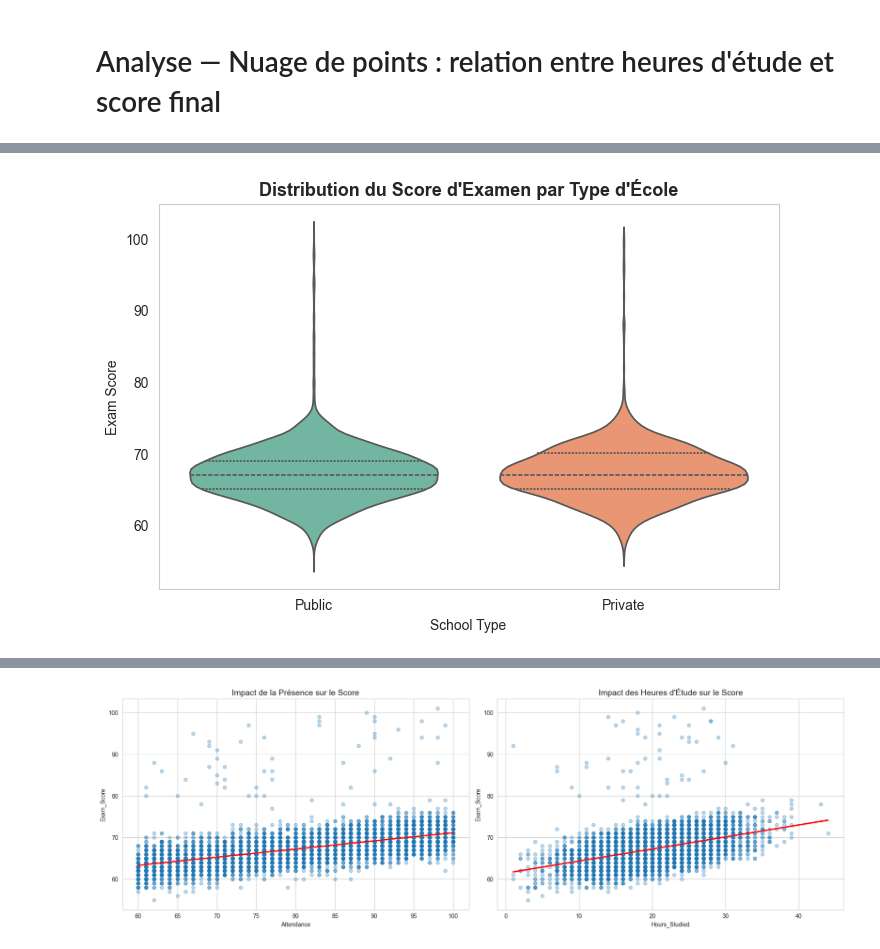
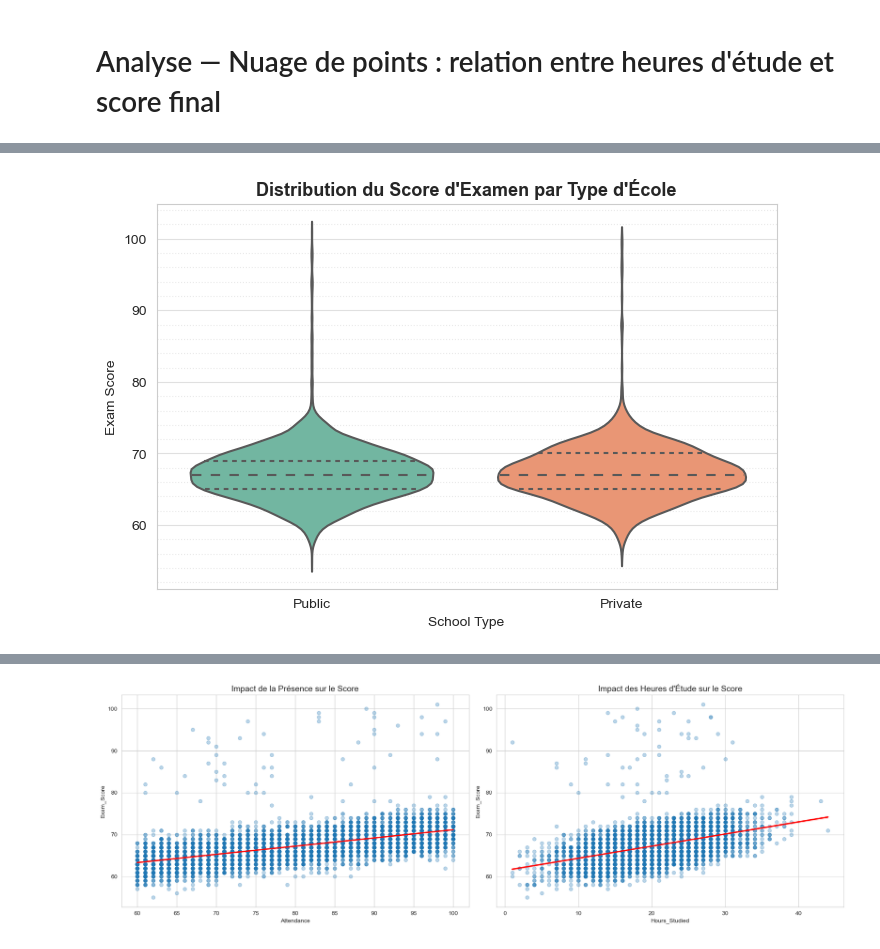
Before and after one commit to AugustinO28/Projet_Data_GR3, a Jupyter notebook: Scripts/EDA.ipynb, the cells around one changed output, grey strips where cells are left out. Drawn from its saved outputs; the diff is of its cells as text; code cells hidden in the pictures.

```diff
--- a/Scripts/EDA.ipynb
+++ b/Scripts/EDA.ipynb
@@ -167,11 +202,19 @@ plt.show()
 # %%
+from matplotlib.ticker import MultipleLocator
+
 # Exam Score distribution by School Type
 plt.figure(figsize=(8,5))
 sns.violinplot(data=df, x="School_Type", y="Exam_Score", palette="Set2", inner="quartile")
 plt.title("Distribution du Score d'Examen par Type d'École", fontsize=13, fontweight="bold")
 plt.xlabel("School Type")
 plt.ylabel("Exam Score")
-plt.grid(axis="y", linestyle="", alpha=0.6)
+
+# Grille principale et sous-grille
+ax = plt.gca()
+ax.yaxis.set_minor_locator(MultipleLocator(2))
+plt.grid(axis="y", linestyle="-", alpha=0.6, which="major")
+plt.grid(axis="y", linestyle=":", alpha=0.4, which="minor")
+
 plt.show()
 # %% [output]
-[figure, old version]
+[figure, new version]
```
Also changed, not shown: parts of 23 cells of this notebook.
